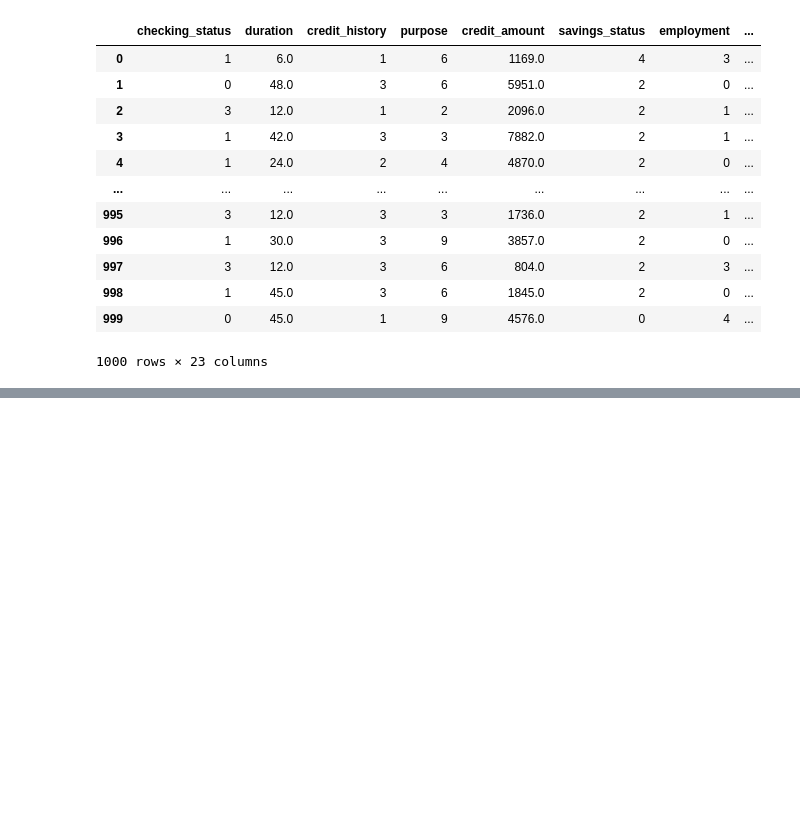
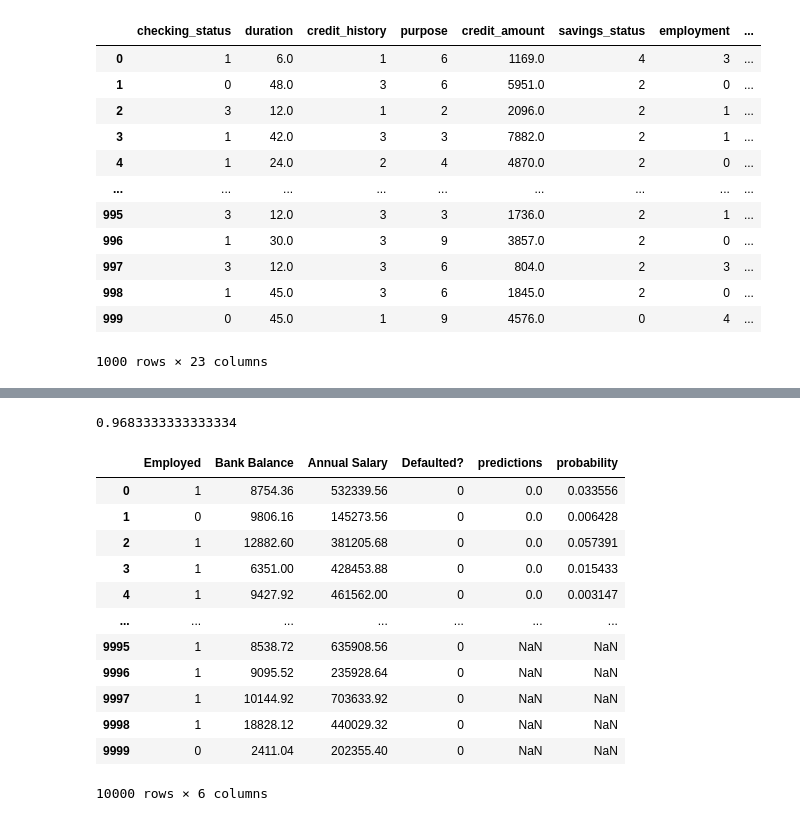
Before and after one commit to gabrielsantosds/credit_risk_test_1, a Jupyter notebook: Modelagem_de_Crédito.ipynb, the cells around one changed output, grey strips where cells are left out. Drawn from its saved outputs; the diff is of its cells as text; code cells hidden in the pictures; blank space fills up the shorter version.

```diff
--- a/Modelagem_de_Crédito.ipynb
+++ b/Modelagem_de_Crédito.ipynb
@@ -272,0 +442,39 @@ df.to_excel("modelo_credito.xlsx")
+# %%
+from sklearn.linear_model import LogisticRegression
+
+lreg = LogisticRegression()
+# %%
+lreg.fit(X_train, y_train)
+
+lreg.score(X_test, y_test)
+# %% [output]
+0.9683333333333334
+# %%
+model = LogisticRegression(solver='liblinear', random_state=0).fit(X_train, y_train)
+# %%
+predict = model.predict(X_test)
+predictions = pd.DataFrame(predict[:,])
+
+
+prob = model.predict_proba(X_test)
+probability = pd.DataFrame(prob[:,1])
+probability
+
+df["predictions"] = predictions
+df["probability"] = probability
+# %%
+df
+# %% [output]
+|  | Employed | Bank Balance | Annual Salary | Defaulted? | predictions | probability |
+| 0 | 1 | 8754.36 | 532339.56 | 0 | 0.0 | 0.033556 |
+| 1 | 0 | 9806.16 | 145273.56 | 0 | 0.0 | 0.006428 |
+| 2 | 1 | 12882.60 | 381205.68 | 0 | 0.0 | 0.057391 |
+| 3 | 1 | 6351.00 | 428453.88 | 0 | 0.0 | 0.015433 |
+| 4 | 1 | 9427.92 | 461562.00 | 0 | 0.0 | 0.003147 |
+| ... | ... | ... | ... | ... | ... | ... |
+| 9995 | 1 | 8538.72 | 635908.56 | 0 | NaN | NaN |
+| 9996 | 1 | 9095.52 | 235928.64 | 0 | NaN | NaN |
+| 9997 | 1 | 10144.92 | 703633.92 | 0 | NaN | NaN |
+| 9998 | 1 | 18828.12 | 440029.32 | 0 | NaN | NaN |
+| 9999 | 0 | 2411.04 | 202355.40 | 0 | NaN | NaN |
+10000 rows × 6 columns
```
Also changed, not shown: parts of 21 cells of this notebook.
